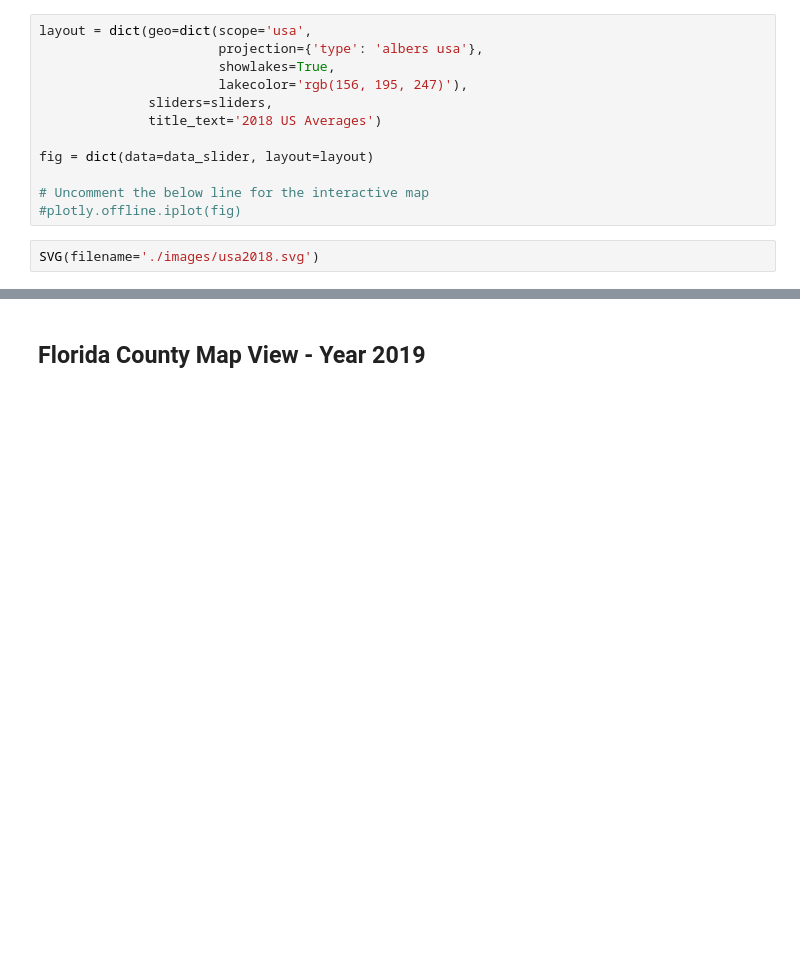
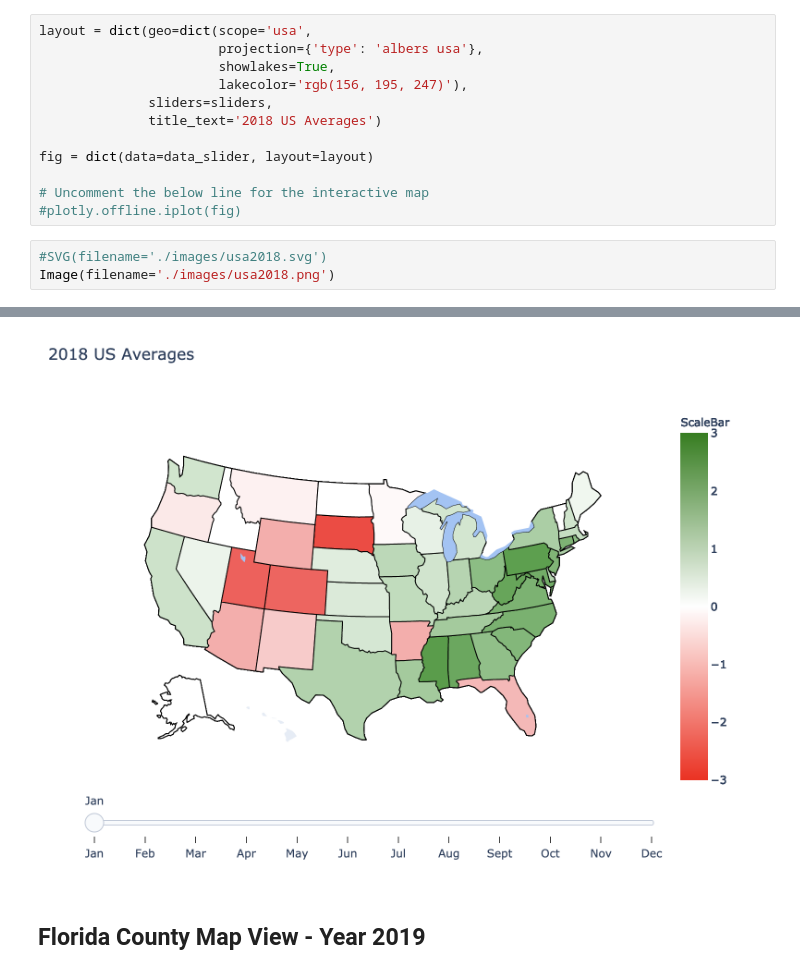
Before and after one commit to solliancenet/cocorahs-ai, a Jupyter notebook: notebooks/cocorahs-ai_book3.ipynb, the cells around one changed output, grey strips where cells are left out. Cells and saved outputs as stored; diff of their text form; blank space fills up the shorter version.

```diff
--- a/notebooks/cocorahs-ai_book3.ipynb
+++ b/notebooks/cocorahs-ai_book3.ipynb
@@ -378,5 +378,6 @@ fig = dict(data=data_slider, layout=layout)
 # Uncomment the below line for the interactive map
 #plotly.offline.iplot(fig)
 # %%
-SVG(filename='./images/usa2018.svg')
+#SVG(filename='./images/usa2018.svg')
+Image(filename='./images/usa2018.png')
 # %% [output]
@@ -384,3 +384,4 @@ SVG(filename='./images/usa2018.svg')
+[figure, added]
 # %% [markdown]
 ## Florida County Map View - Year 2019
 # %% [markdown]
```
Also changed, not shown: parts of 1 cell of this notebook.
